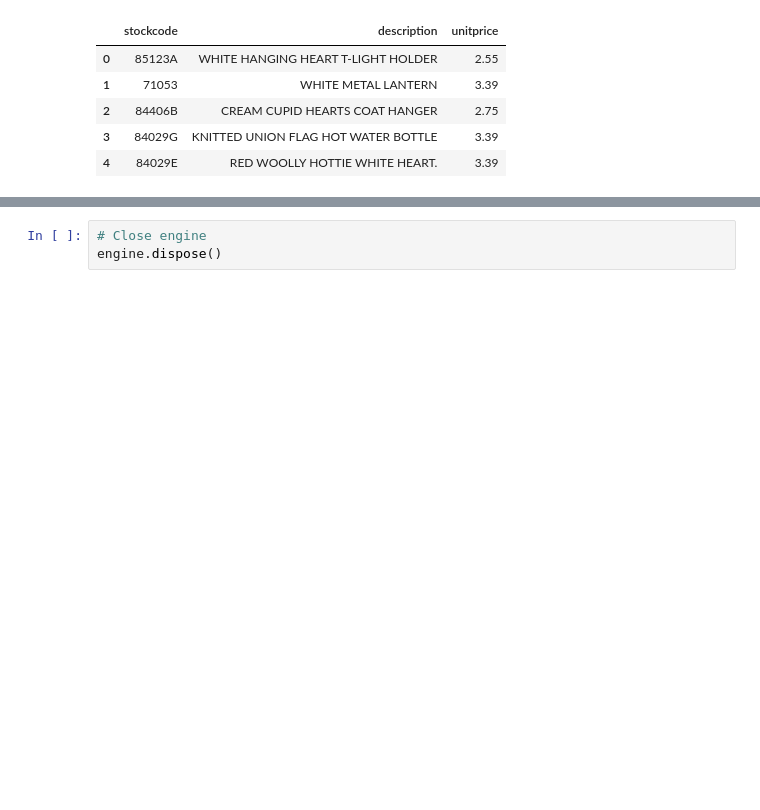
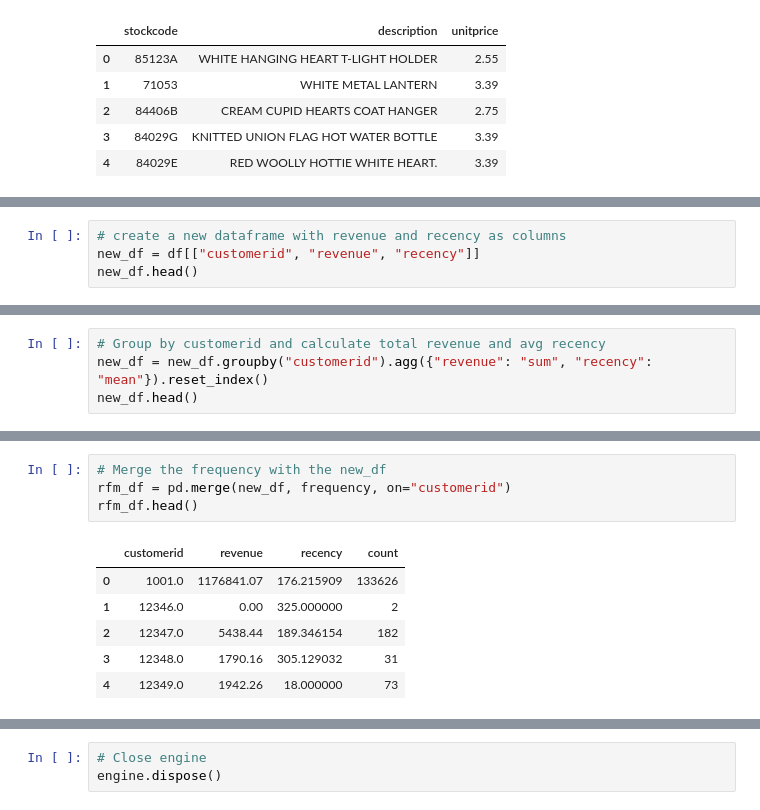
Before and after one commit to ruprekhab/market_analysis, a Jupyter notebook: kmeans.ipynb, the cells around one changed output, grey strips where cells are left out. Drawn from its saved outputs; the diff is of its cells as text; blank space fills up the shorter version.

```diff
--- a/kmeans.ipynb
+++ b/kmeans.ipynb
@@ -100,0 +112,4 @@ Name: count, Length: 2111, dtype: int64
+# %%
+# create a new dataframe with revenue and recency as columns
+new_df = df[["customerid", "revenue", "recency"]]
+new_df.head()
@@ -100,0 +123,4 @@ Name: count, Length: 2111, dtype: int64
+# %%
+# Group by customerid and calculate total revenue and avg recency
+new_df = new_df.groupby("customerid").agg({"revenue": "sum", "recency": "mean"}).reset_index()
+new_df.head()
@@ -100,0 +157,11 @@ Name: count, Length: 2111, dtype: int64
+# %%
+# Merge the frequency with the new_df
+rfm_df = pd.merge(new_df, frequency, on="customerid")
+rfm_df.head()
+# %% [output]
+|  | customerid | revenue | recency | count |
+| 0 | 1001.0 | 1176841.07 | 176.215909 | 133626 |
+| 1 | 12346.0 | 0.00 | 325.000000 | 2 |
+| 2 | 12347.0 | 5438.44 | 189.346154 | 182 |
+| 3 | 12348.0 | 1790.16 | 305.129032 | 31 |
+| 4 | 12349.0 | 1942.26 | 18.000000 | 73 |
```
Also changed, not shown: parts of 27 cells of this notebook.
